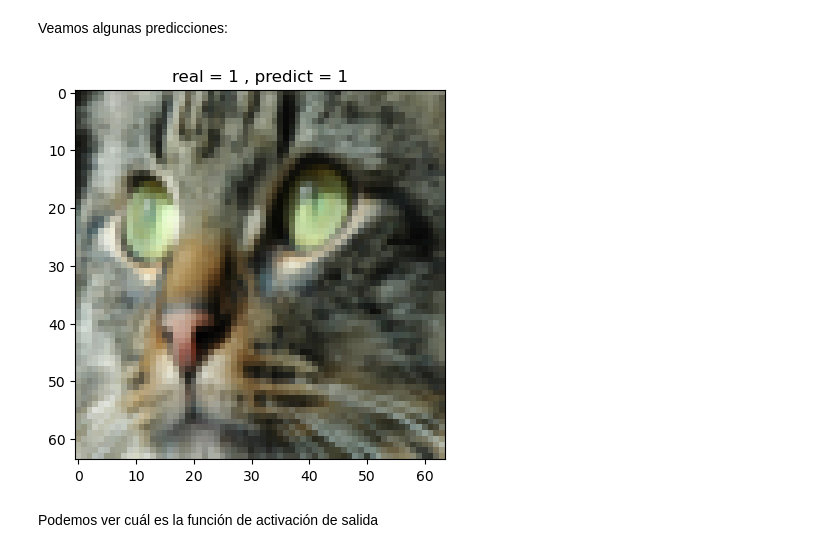
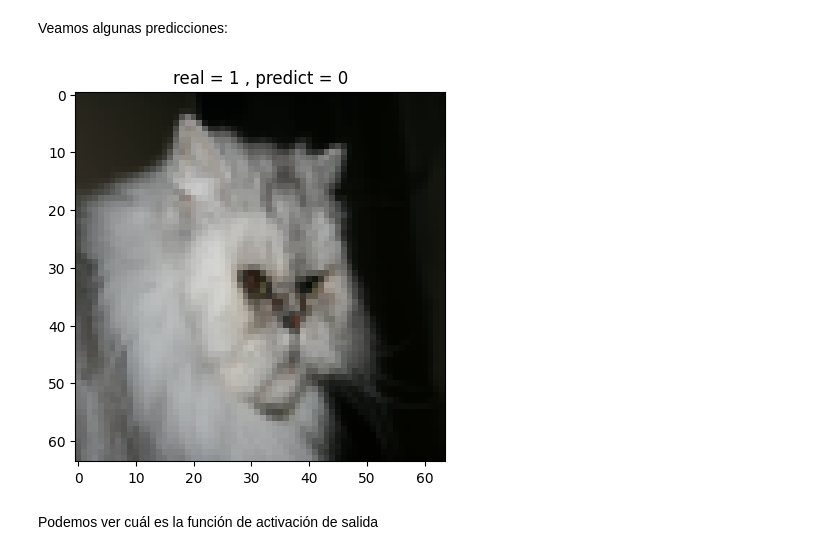
Before and after one commit to DiploDatos/AprendizajeSupervisado, a Jupyter notebook: Teórico/demo_6_neural_networks.ipynb, the cells around one changed output. Saved outputs shown, nothing was run; the diff lists cells and outputs as text; code cells hidden in the pictures.

```diff
--- a/Teórico/demo_6_neural_networks.ipynb
+++ b/Teórico/demo_6_neural_networks.ipynb
@@ -204,13 +206,13 @@ i, match, case (1=cat, 0=nocat)
 # %% [markdown]
 Veamos algunas predicciones:
 # %%
-idx = 48
+idx = 10
 num_px = X_train_orig.shape[1]
 plt.imshow(X_test[idx].reshape((num_px, num_px, 3)))
 plt.title('real = '+str(Y_test[idx].item())+f' , predict = {predictions[idx]}')
 plt.show()
 # %% [output]
-[figure, old version]
+[figure, new version]
 # %% [markdown]
 Podemos ver cuál es la función de activación de salida
 # %%
```
Also changed, not shown: parts of 29 cells of this notebook, 8 other files.
